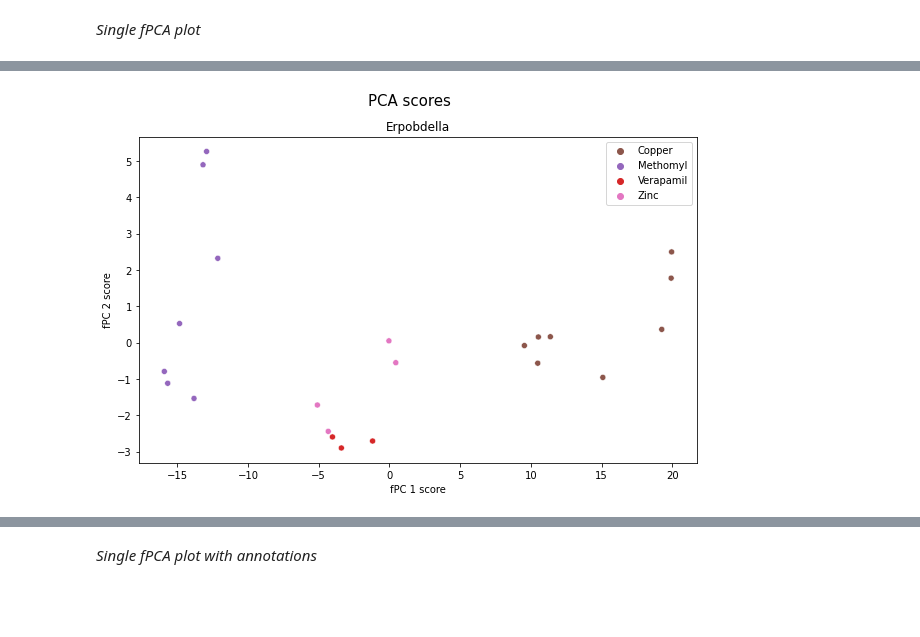
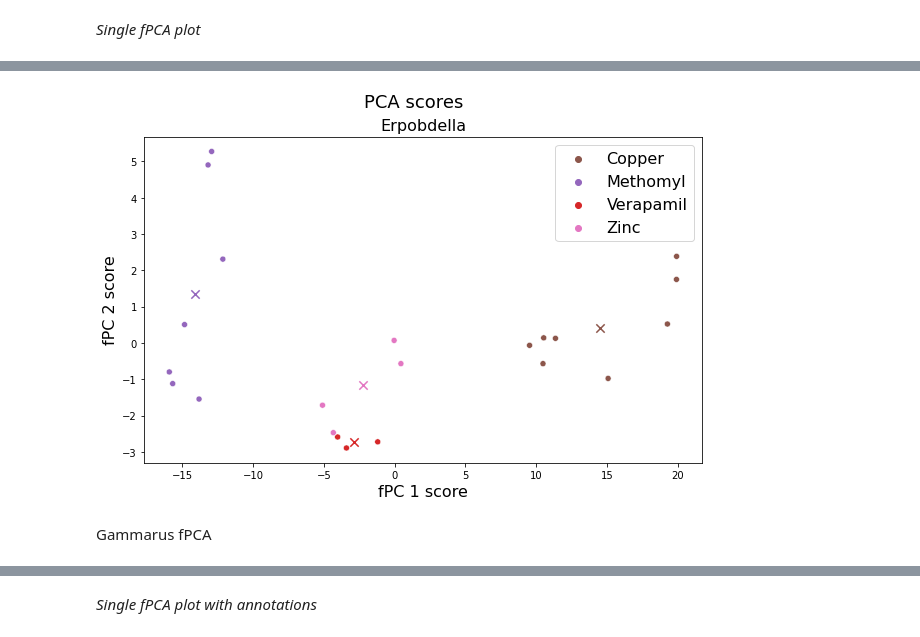
Before and after one commit to ruckapark/IndicateurGlobal, a Jupyter notebook: LAB_univariateFDA.ipynb, the cells around one changed output, grey strips where cells are left out. Drawn from its saved outputs; the diff is of its cells as text; code cells hidden in the pictures; blank space fills up the shorter version.

```diff
--- a/LAB_univariateFDA.ipynb
+++ b/LAB_univariateFDA.ipynb
@@ -171,7 +175,7 @@ domain_range = (0,n_rows)
 order = 4
 
 #define knots with uneven spacing
-knots = np.hstack((np.array([0,30,60,90,120,150]),np.arange(180,n_rows+90,90)))
+knots = np.hstack((np.array([0,30,60,90]),np.arange(180,n_rows+90,90)))
 #knots = np.hstack((np.array([0,30,60,90,120,150]),np.arange(180,181)))
 
 n_basis = len(knots) + order - 2
@@ -287,3 +370,7 @@ plt.show()
 [figure]
 # %% [markdown]
 *Single fPCA plot*
+# %%
+temp = scores['E']
+vals = [i for i in range(len(y)) if y[i] == 'Copper']
+np.mean(temp[vals],axis = 0)
@@ -290,15 +382,26 @@ plt.show()
 # %%
 fig_FPCA,ax_FPCA = plt.subplots(figsize = (10,6))
-fig_FPCA.suptitle('PCA scores',fontsize = 15)
+fig_FPCA.suptitle('PCA scores',fontsize = 18)
 
-ax_FPCA.set_xlabel("fPC 1 score")
-ax_FPCA.set_ylabel("fPC 2 score")
+ax_FPCA.set_xlabel("fPC 1 score",fontsize = 16)
+ax_FPCA.set_ylabel("fPC 2 score",fontsize = 16)
 
 sp = 'E'
 sns.scatterplot(x=scores[sp][:, 0], y=scores[sp][:, 1],hue = y,ax = ax_FPCA)
-ax_FPCA.set_title(specie[sp])
+ax_FPCA.set_title(specie[sp],fontsize = 16)
+ax_FPCA.legend(fontsize=16)
+
+#calculate cluster centre means
+cluster_centres = np.zeros((len(substances),2))
+for i,substance in enumerate(substances):
+    vals = [i for i in range(len(y)) if y[i] == substance]
+    cluster_centre = np.mean(scores[sp][vals],axis = 0)
+    cluster_centres[i] = cluster_centre
+    plt.scatter(cluster_centre[0], cluster_centre[1], marker='x', color=plot_colors[substance], s=70)
 
 #ax_meanFPCA.tick_params(labelsize = 13)
 plt.show()
 # %% [output]
-[figure, old version]
+[figure, new version]
+# %% [markdown]
+Gammarus fPCA
```
Also changed, not shown: parts of 24 cells of this notebook.
